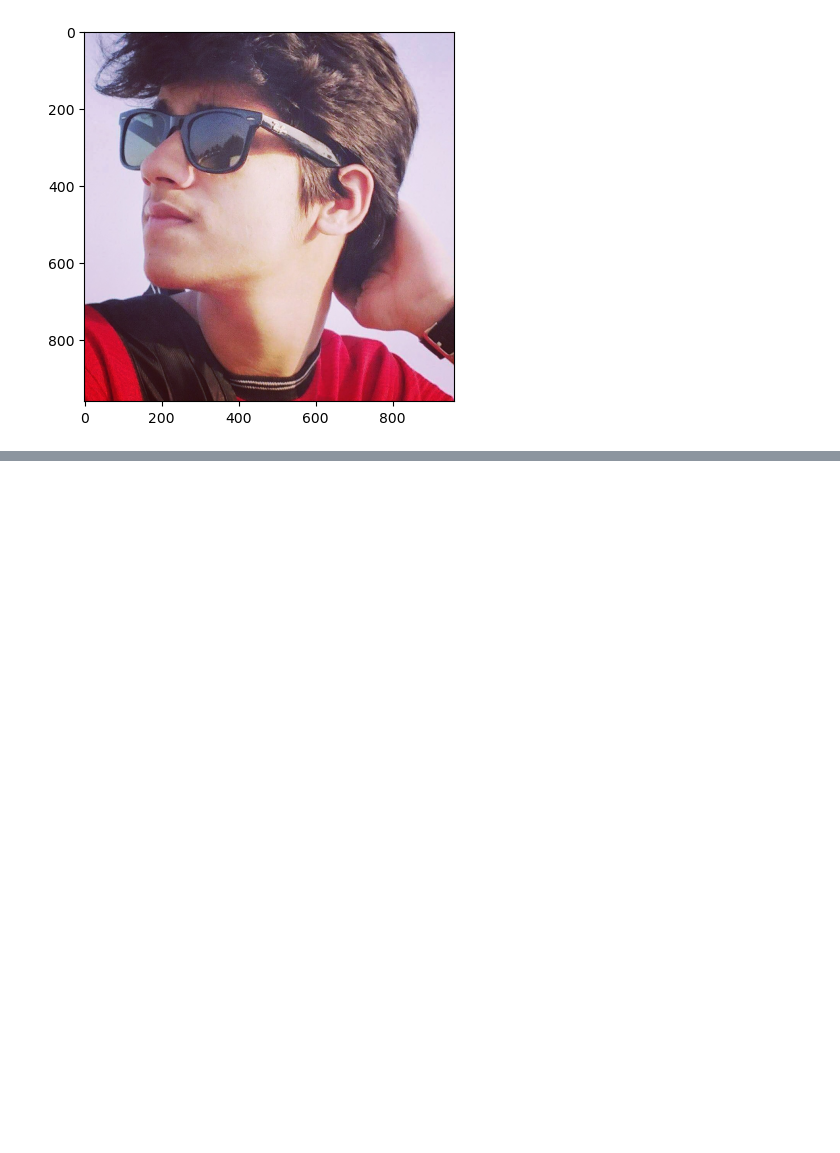
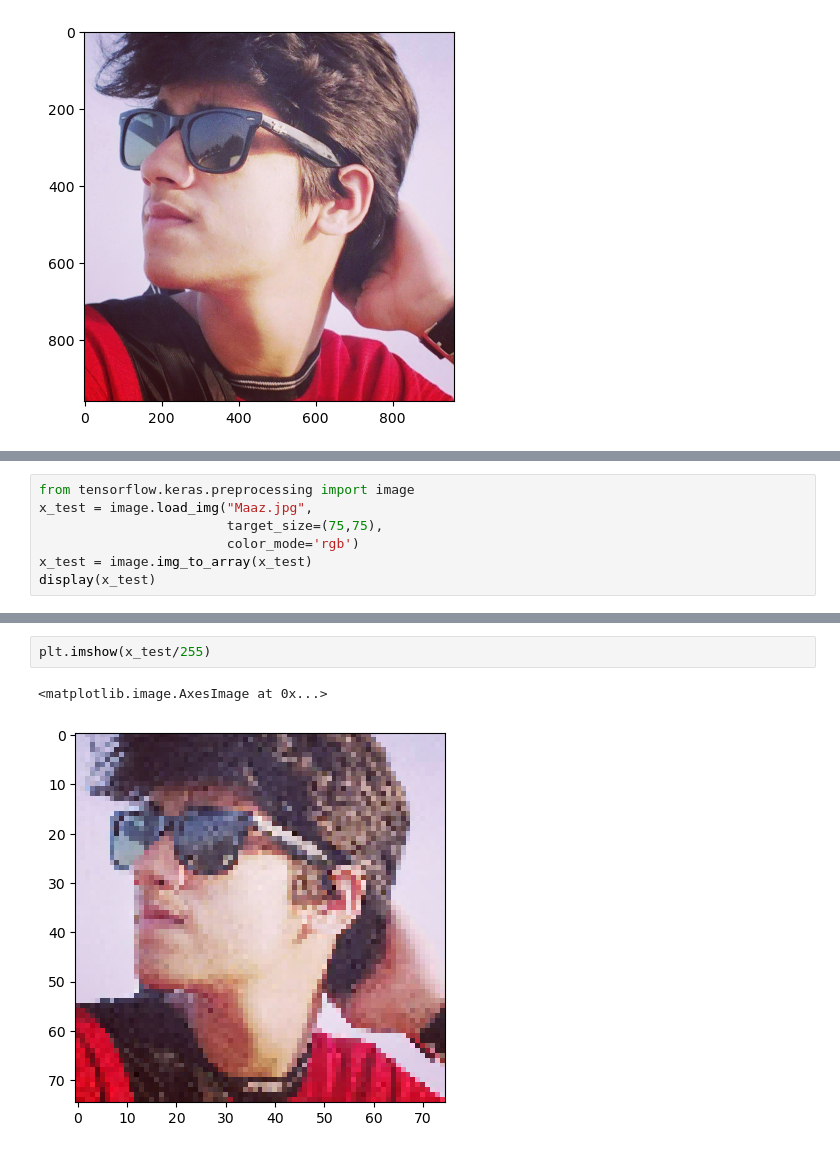
Before and after one commit to AKAmaaz/NED-Batch7-Data-Visualization, a Jupyter notebook: 01-File-Handling/code.ipynb, the cells around one changed output, grey strips where cells are left out. Saved outputs shown, nothing was run; the diff lists cells and outputs as text; blank space fills up the shorter version.

```diff
--- a/01-File-Handling/code.ipynb
+++ b/01-File-Handling/code.ipynb
@@ -118,0 +168,7 @@ plt.show()
+# %%
+from tensorflow.keras.preprocessing import image
+x_test = image.load_img("Maaz.jpg",
+                        target_size=(75,75),
+                        color_mode='rgb')
+x_test = image.img_to_array(x_test)
+display(x_test)
@@ -118,0 +213,5 @@ plt.show()
+# %%
+plt.imshow(x_test/255)
+# %% [output]
+<matplotlib.image.AxesImage at 0x...>
+[figure, added]
```
Also changed, not shown: parts of 12 cells of this notebook.
